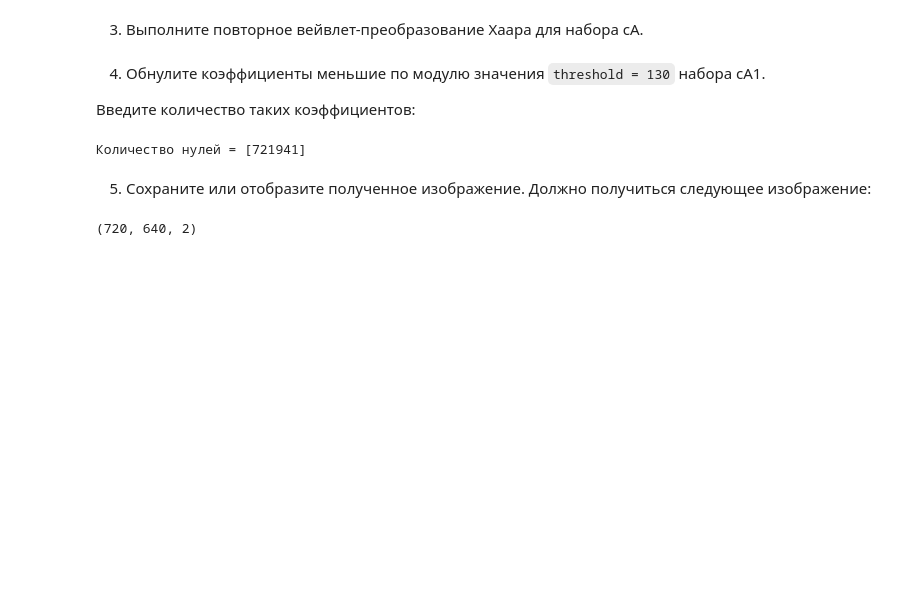
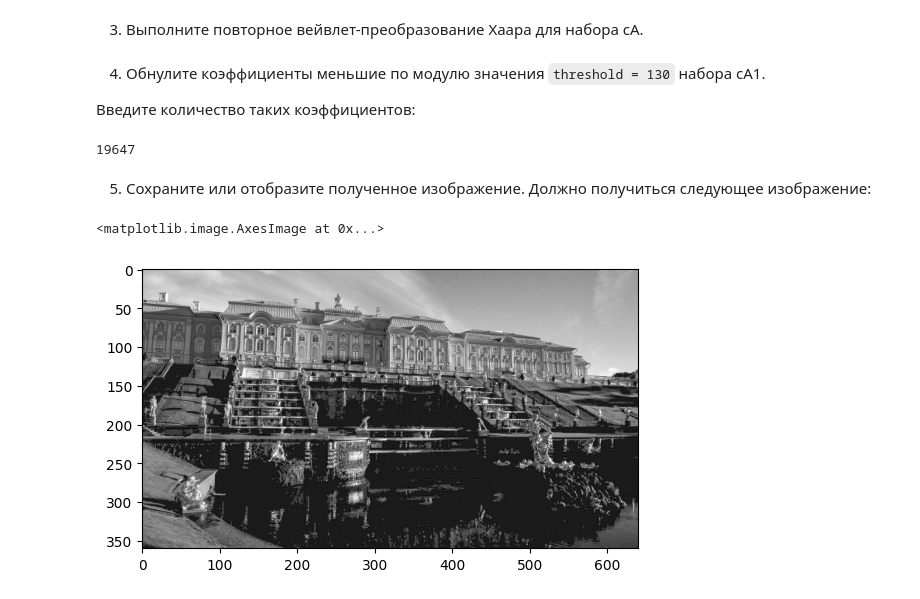
Before and after one commit to Boblabled/ITMO_text_and_image_processing_course, a Jupyter notebook: image_processing/Task_5.ipynb, the cells around one changed output. Cells and saved outputs as stored; diff of their text form; code cells hidden in the pictures; blank space fills up the shorter version.

```diff
--- a/image_processing/Task_5.ipynb
+++ b/image_processing/Task_5.ipynb
@@ -49,5 +49,5 @@ plt.show()
 # %%
 IMG_PATH_2 = "data\\Task_5\\2.jpg"
 image_2 = cv2.imread(IMG_PATH_2)
-# image_2 = cv2.cvtColor(image_2, cv2.COLOR_BGR2GRAY)
+image_2 = cv2.cvtColor(image_2, cv2.COLOR_BGR2GRAY)
 image_2.shape
@@ -66,19 +68,19 @@ cA1, (cH1, cV1, cD1) = c
 Введите количество таких коэффициентов:
 # %%
 threshold = 130
-h1 = cA1.shape[0] # у нас все наборы имеют вид квадратной матрицы
+h1 = cA1.shape[0]
+zeros = 0
 for i in range(h1):
-      c[0][i][np.abs(c[0][i])<threshold] = 0.0 # для cA
-      for j in range(len(c[1])):
-         c[1][j][i][np.abs(c[1][j][i])<threshold] = 0.0  # для cH,cV,cD
-print('Количество нулей =',(sum(sum(sum(c[1][m][n] == 0) for n in range(h1)) for m in range(len(c[1])))) + sum(sum(c[0][m] == 0) for m in range(h1)))
+    c[0][i][np.abs(c[0][i])<threshold] = 0.0
+    zeros += len(c[0][i][np.abs(c[0][i])<threshold])
+zeros
 # %% [output]
-Количество нулей = [721941]
+19647
 # %% [markdown]
 5. Сохраните или отобразите полученное изображение. Должно получиться следующее изображение:
 # %%
 c_inverse1 = pywt.idwt2(c, 'haar')
-c_inverse1.shape
-# plt.imshow(c_inverse1, cmap='gray')
+plt.imshow(c_inverse1, cmap='gray')
 # %% [output]
-(720, 640, 2)
+<matplotlib.image.AxesImage at 0x...>
+[figure, added]
```
Also changed, not shown: parts of 1 cell of this notebook, 4 other files.
